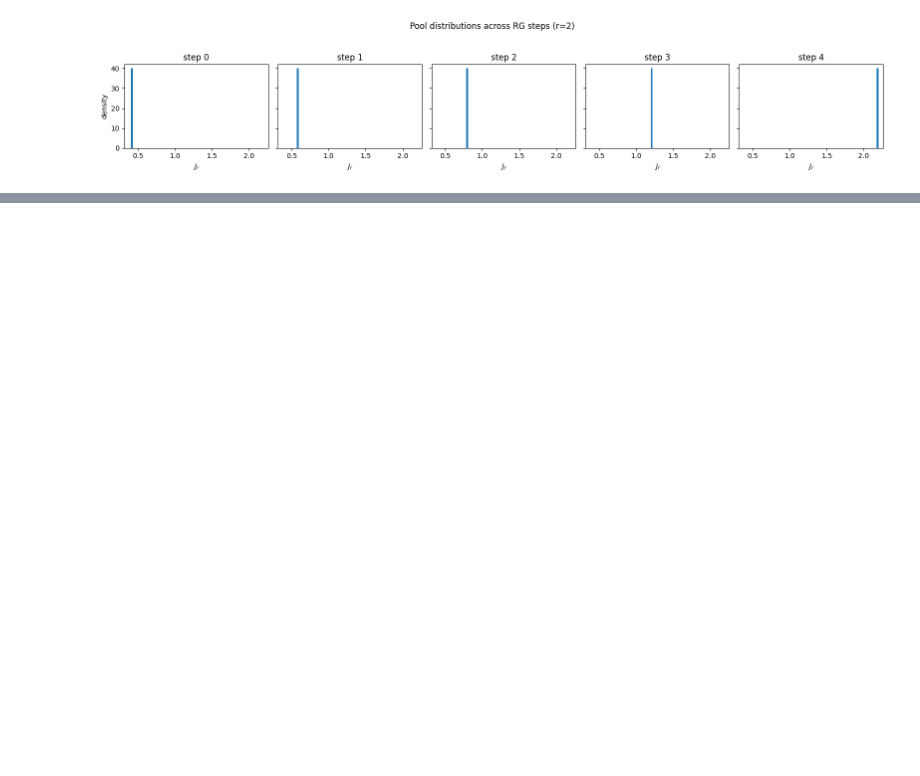
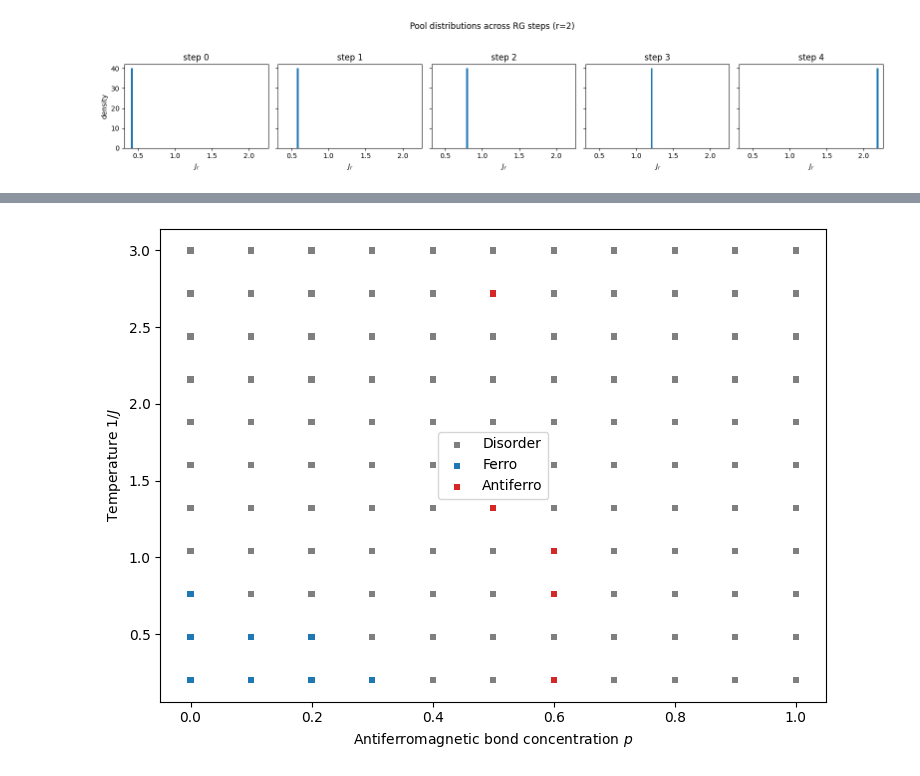
Before and after one commit to erbilcanartun/long-range-ising-chain, a Jupyter notebook: notebooks/population_dynamics.ipynb, the cells around one changed output, grey strips where cells are left out. Saved outputs shown, nothing was run; the diff lists cells and outputs as text; code cells hidden in the pictures; blank space fills up the shorter version.

```diff
--- a/notebooks/population_dynamics.ipynb
+++ b/notebooks/population_dynamics.ipynb
@@ -377,0 +1065,24 @@ plot_pool_distributions_by_step(flow, r=2)
+# %%
+p_values = np.linspace(0.0, 1.0, 11)
+T_values = np.linspace(0.2, 3.0, 11)
+
+disorder, ferro, antiferro, undetermined = scan_phase_sinks_p_T_pool(
+    p_values=p_values, T_values=T_values,
+    a=1.5,
+    f=0.0,
+    D=5000,
+    N=1000,
+    n_steps=5,
+    track_r=(2,),          # or (2, 3), etc.
+    pool_index=19,
+    base_seed=12345,
+    progress="text",
+)
+
+plot_phase_points_p_T_pool(
+    disorder, ferro, antiferro, undetermined,
+    #title=r"$a=1$, $f=0$, two-step trend at $r=2$, idx=0",
+    marker_size=20,
+    #fig_name="phase_diagram_trend.png",
+)
+# %% [output]
@@ -377,0 +1106 @@ plot_pool_distributions_by_step(flow, r=2)
+[figure, added]
```
Also changed, not shown: parts of 10 cells of this notebook, 3 other files.
